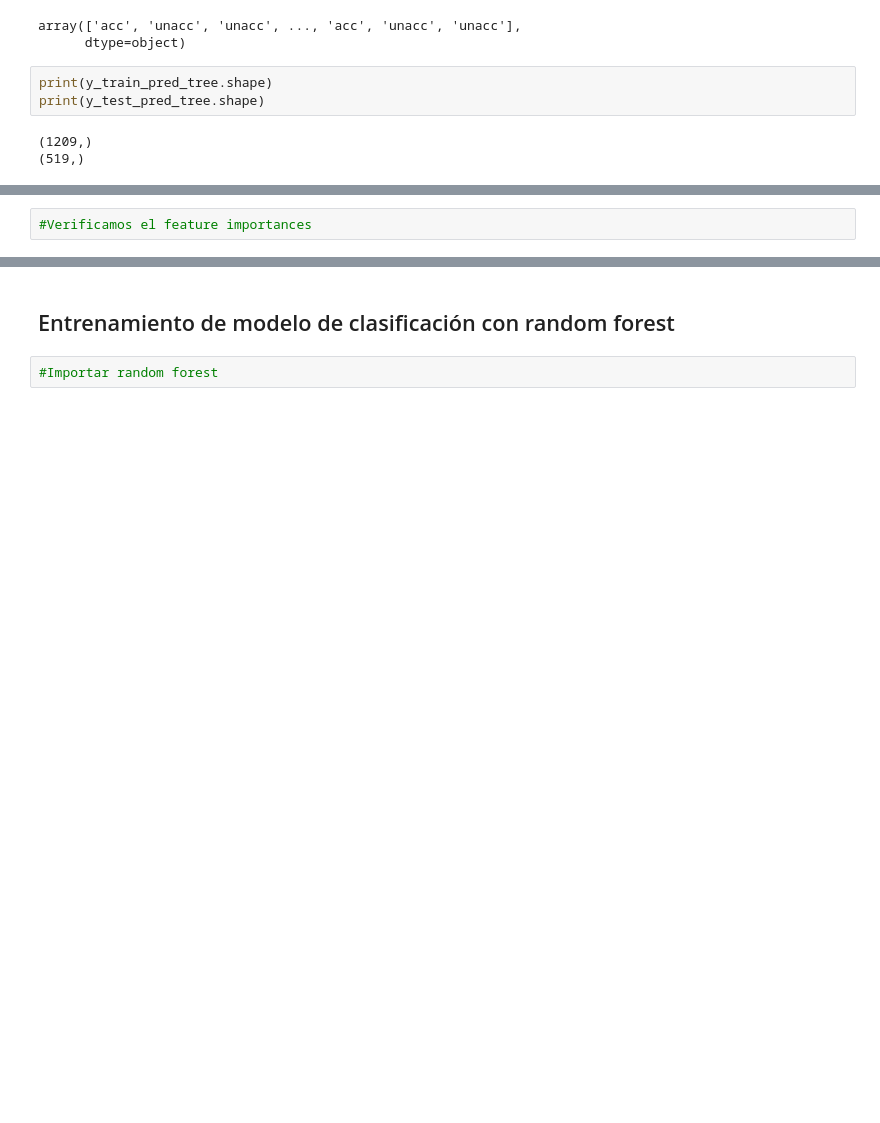
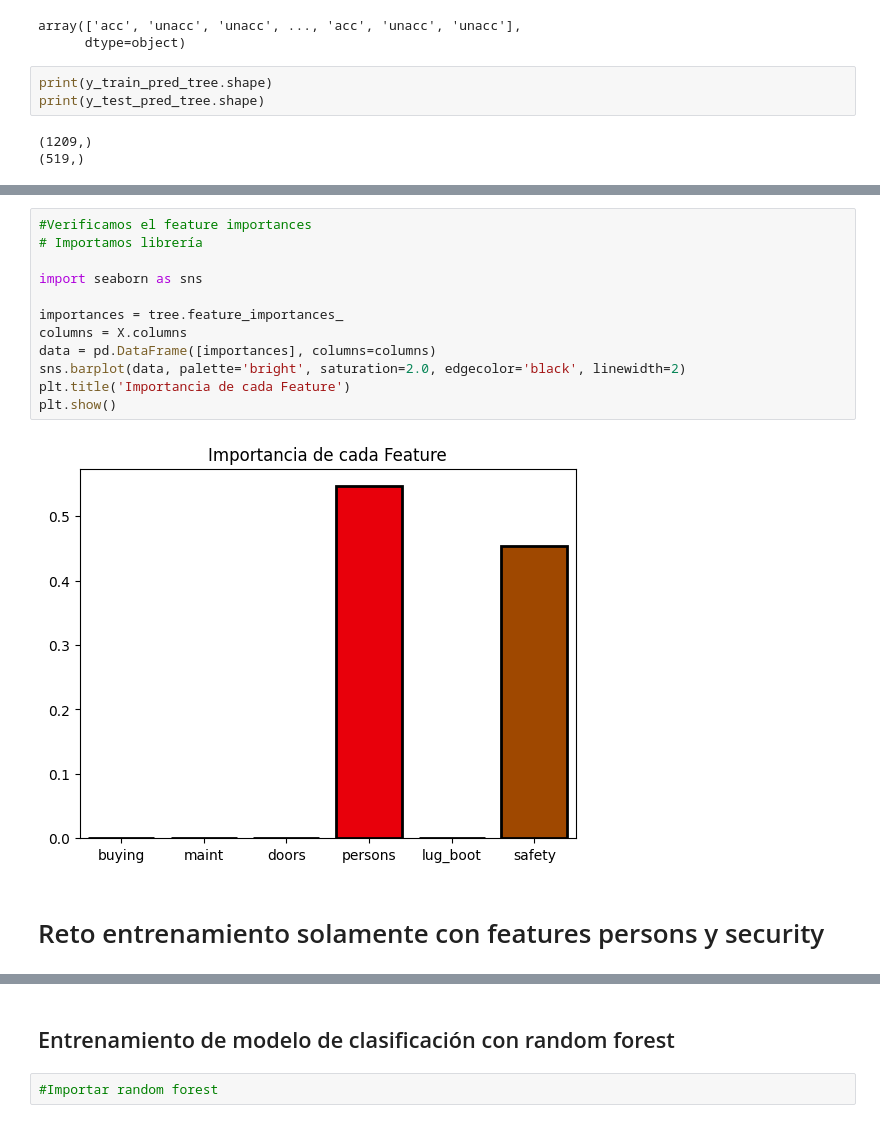
Before and after one commit to electrojam/Curso-de-Decision-Trees-y-Random-Forest-con-Python-y-scikit-learn, a Jupyter notebook: decision_tree_random_forest_project.ipynb, the cells around one changed output, grey strips where cells are left out. Cells and saved outputs as stored; diff of their text form; blank space fills up the shorter version.

```diff
--- a/decision_tree_random_forest_project.ipynb
+++ b/decision_tree_random_forest_project.ipynb
@@ -262,2 +273,16 @@ print(y_test_pred_tree.shape)
-# %%
-#Verificamos el feature importances
+# %%
+#Verificamos el feature importances
+# Importamos librería
+
+import seaborn as sns
+
+importances = tree.feature_importances_
+columns = X.columns
+data = pd.DataFrame([importances], columns=columns)
+sns.barplot(data, palette='bright', saturation=2.0, edgecolor='black', linewidth=2)
+plt.title('Importancia de cada Feature')
+plt.show()
+# %% [output]
+[figure, added]
+# %% [markdown]
+# Reto entrenamiento solamente con features persons y security
```
Also changed, not shown: parts of 10 cells of this notebook.
